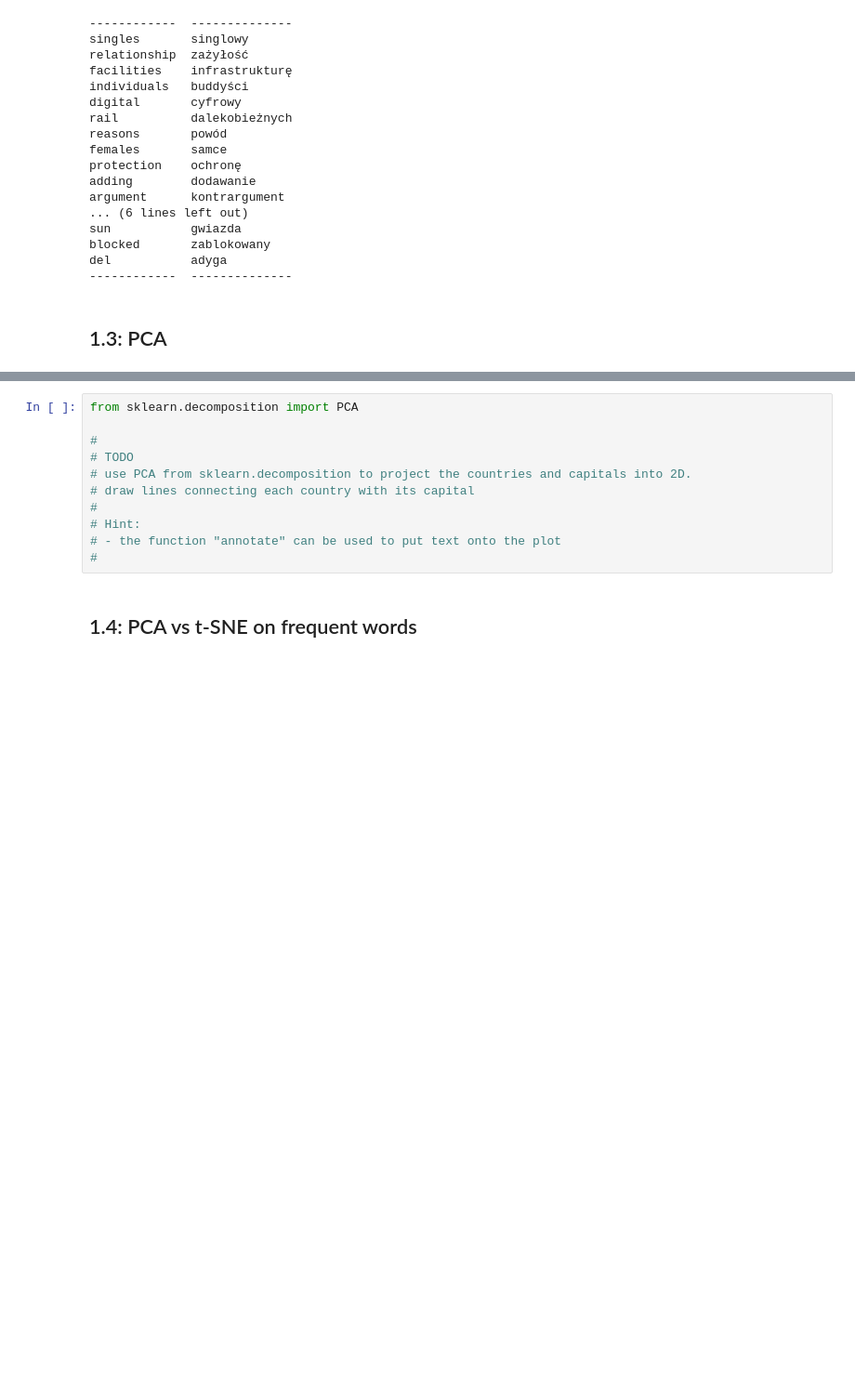
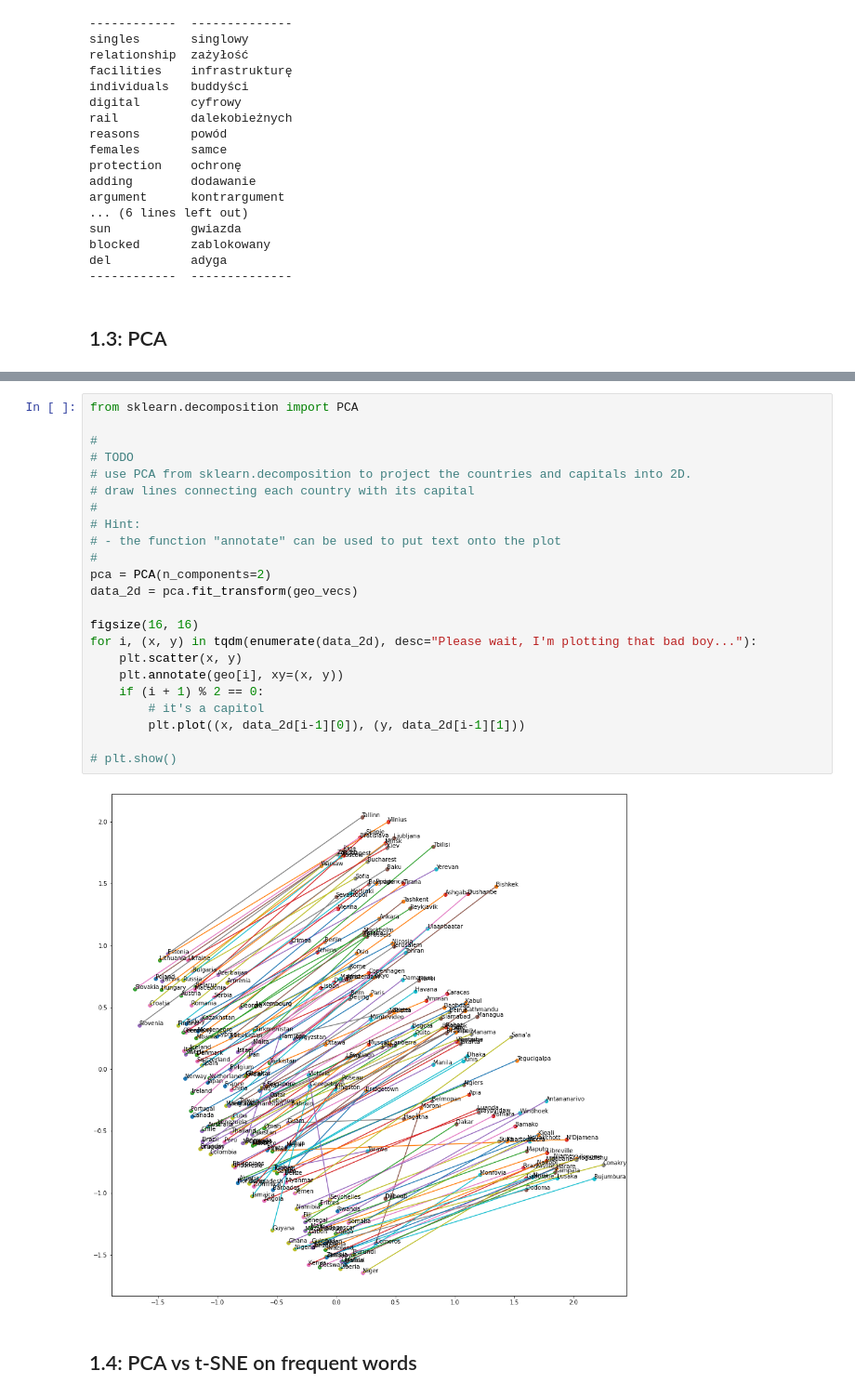
Before and after one commit to KGuzikowski/other-Uwr-stuff, a Jupyter notebook: Deep learning/Assignment 4/DL_L4.ipynb, the cells around one changed output, grey strips where cells are left out. Shown: that part at 93% size. Saved outputs shown, nothing was run; the diff lists cells and outputs as text; blank space fills up the shorter version.

```diff
--- a/Deep learning/Assignment 4/DL_L4.ipynb
+++ b/Deep learning/Assignment 4/DL_L4.ipynb
@@ -382,14 +386,28 @@ print(geo_vecs.shape)
 # %%
 from sklearn.decomposition import PCA
 
 #
 # TODO
 # use PCA from sklearn.decomposition to project the countries and capitals into 2D.
 # draw lines connecting each country with its capital
 #
 # Hint:
 # - the function "annotate" can be used to put text onto the plot
 #
+pca = PCA(n_components=2)
+data_2d = pca.fit_transform(geo_vecs)
+
+figsize(16, 16)
+for i, (x, y) in tqdm(enumerate(data_2d), desc="Please wait, I'm plotting that bad boy..."):
+    plt.scatter(x, y)
+    plt.annotate(geo[i], xy=(x, y))
+    if (i + 1) % 2 == 0:
+        # it's a capitol
+        plt.plot((x, data_2d[i-1][0]), (y, data_2d[i-1][1]))
+
+# plt.show()
+# %% [output]
+[figure, added]
 # %% [markdown]
 ## 1.4: PCA vs t-SNE on frequent words
 # %%
```
Also changed, not shown: parts of 2 cells of this notebook.
